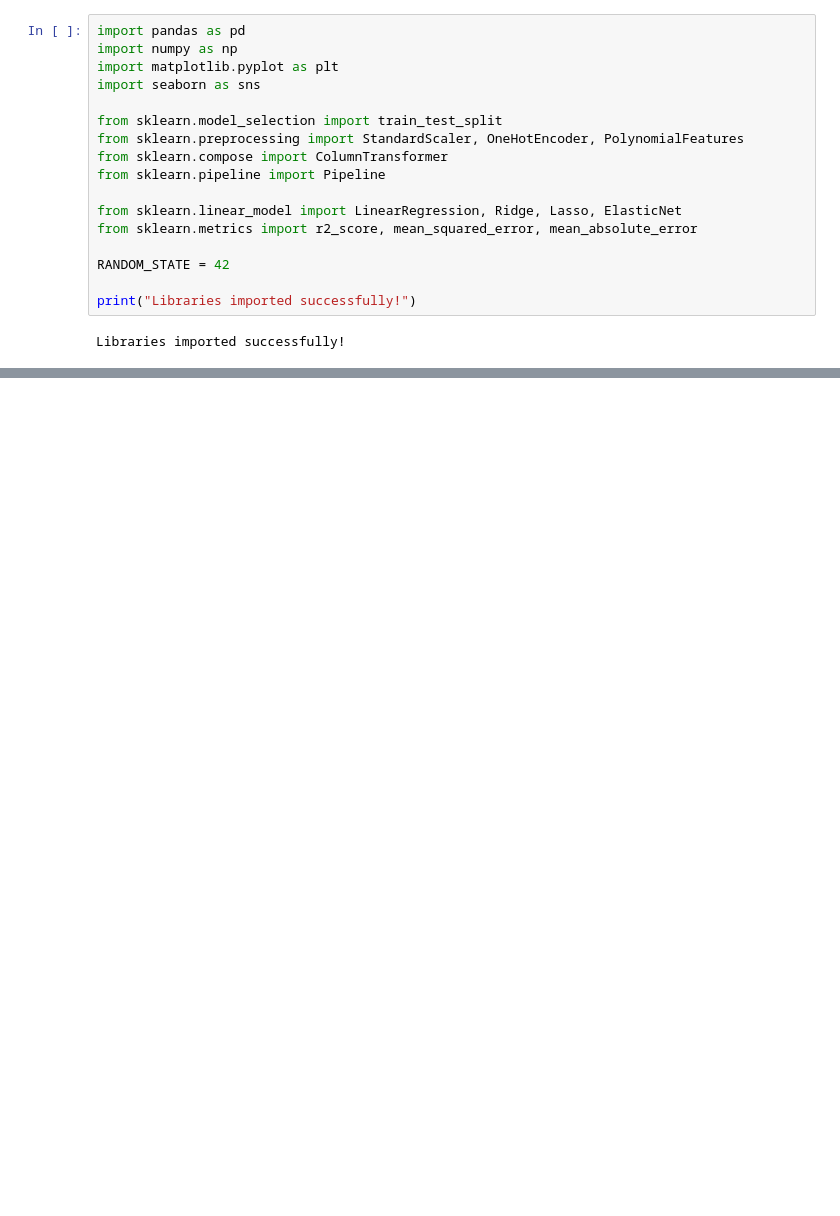
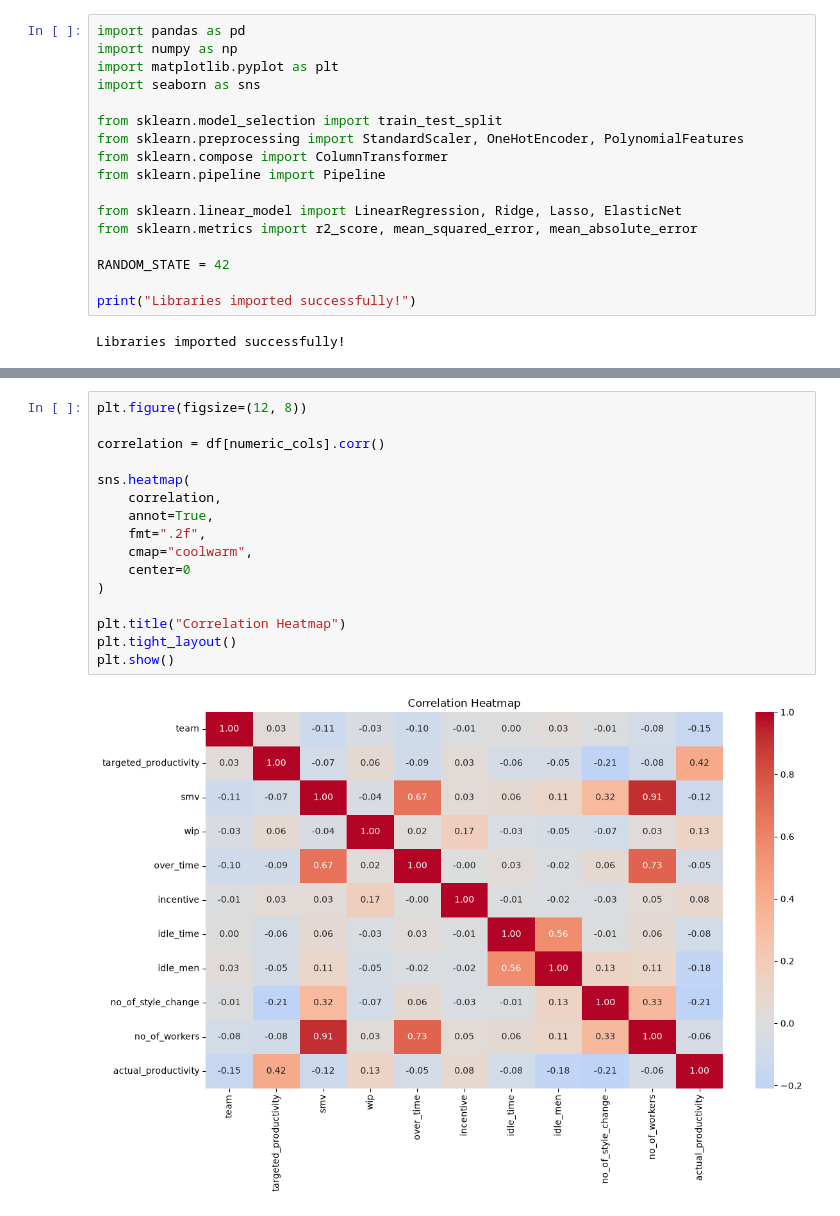
Before and after one commit to ManashaYoges/Team13_ML, a Jupyter notebook: notebooks/regression.ipynb, the cells around one changed output, grey strips where cells are left out. Saved outputs shown, nothing was run; the diff lists cells and outputs as text; blank space fills up the shorter version.

```diff
--- a/notebooks/regression.ipynb
+++ b/notebooks/regression.ipynb
@@ -27,0 +124,18 @@ Shape: (1197, 15)
+# %%
+plt.figure(figsize=(12, 8))
+
+correlation = df[numeric_cols].corr()
+
+sns.heatmap(
+    correlation,
+    annot=True,
+    fmt=".2f",
+    cmap="coolwarm",
+    center=0
+)
+
+plt.title("Correlation Heatmap")
+plt.tight_layout()
+plt.show()
+# %% [output]
+[figure, added]
```
Also changed, not shown: parts of 16 cells of this notebook.
